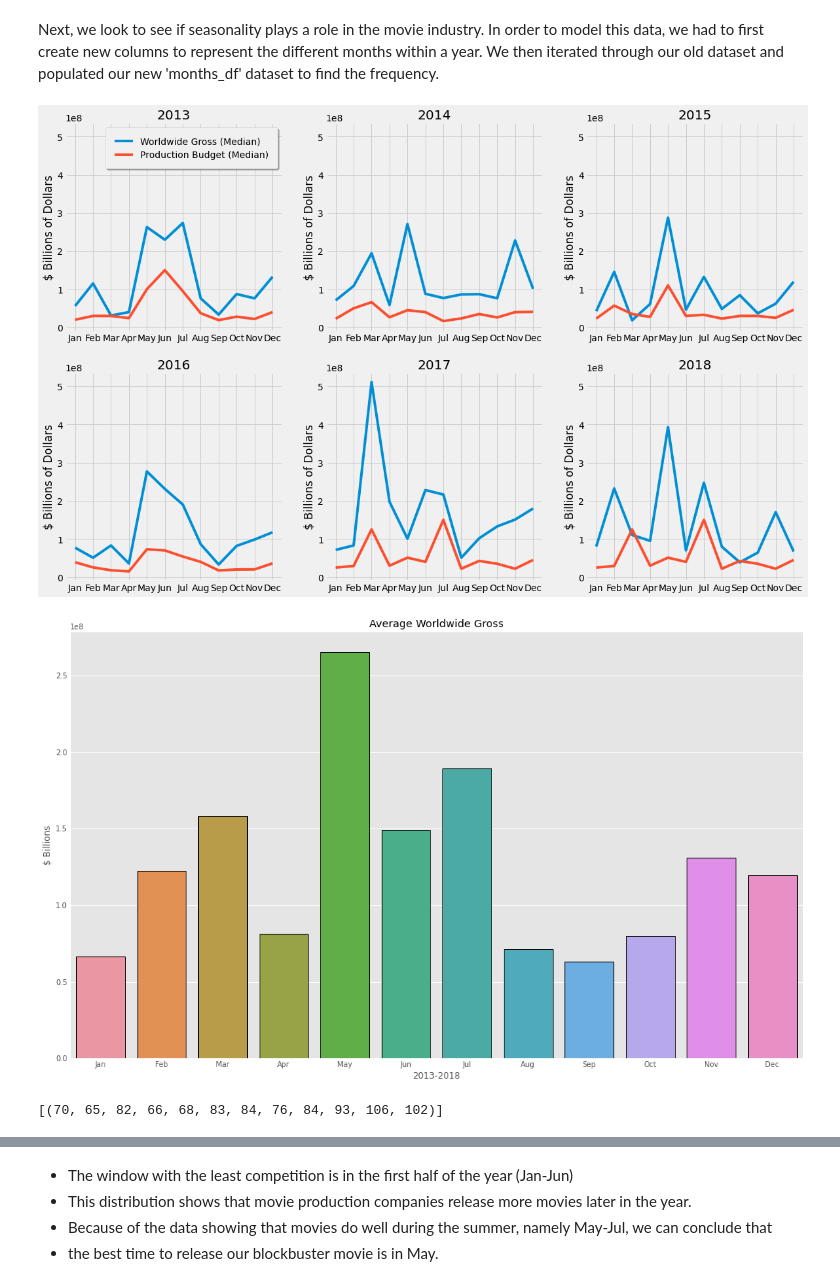
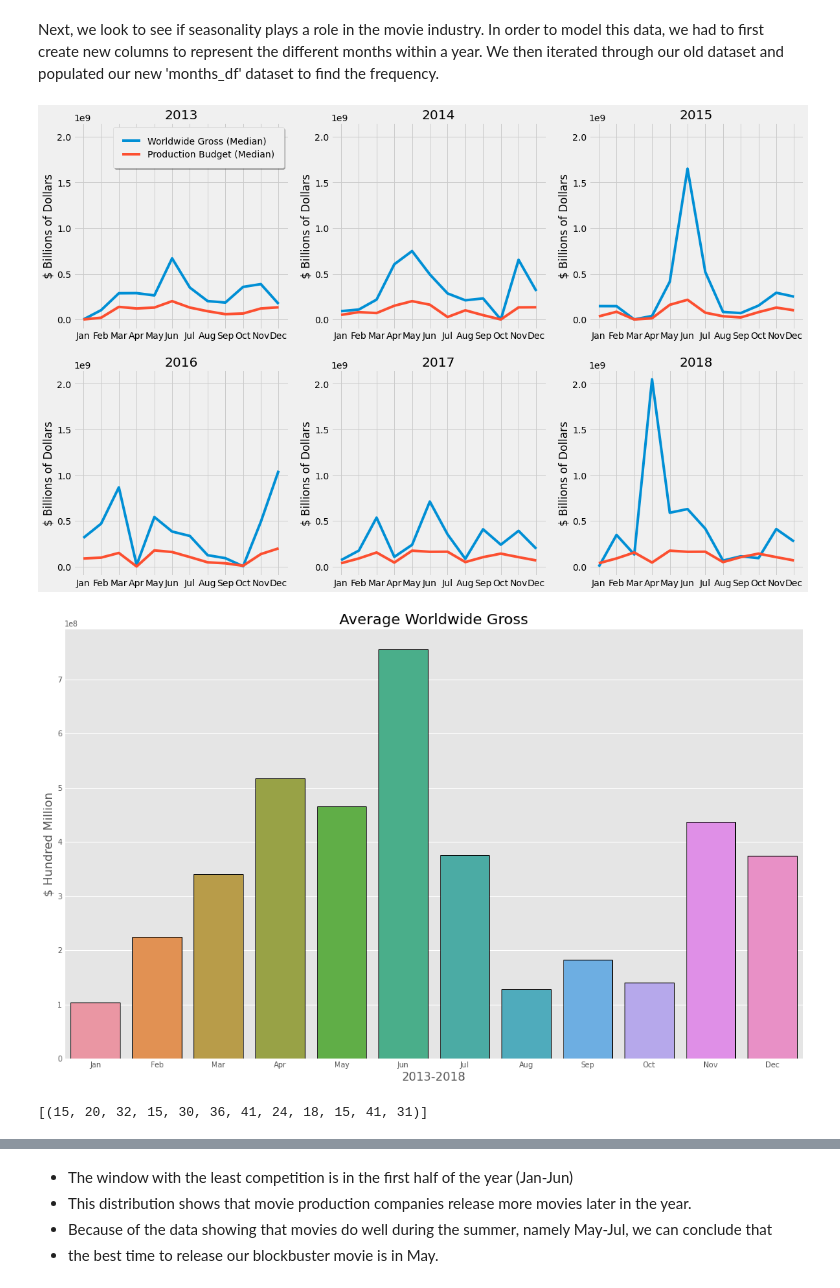
Before and after one commit to 281clo/microsoft-movie-analysis, a Jupyter notebook: Index.ipynb, the cells around one changed output, grey strips where cells are left out. Drawn from its saved outputs; the diff is of its cells as text; code cells hidden in the pictures.

```diff
--- a/Index.ipynb
+++ b/Index.ipynb
@@ -98,5 +98,7 @@ BigFrame['foreign_gross'] = BigFrame['foreign_gross'].astype(np.int64)
 #Set the Foreign gross to an INT
 BigFrame.year = BigFrame.year.astype(int)
 #Set the Year as an INT
+# %%
+df_action_scifi = BigFrame[(BigFrame.genres.str.contains('Adventure')) |BigFrame.genres.str.contains('Sci-Fi')]
 # %% [markdown]
 ***
@@ -380,12 +372,12 @@ months = ["Jan", "Feb", "Mar", "Apr", "May", "Jun",
           "Jul", "Aug", "Sep", "Oct", "Nov", "Dec"]
 
 # Create 6 new dataframes, one per year 2013-2018
-df_2013 = BigFrame[BigFrame['year'] == 2013]
-df_2014 = BigFrame[BigFrame['year'] == 2014]
-df_2015 = BigFrame[BigFrame['year'] == 2015]
-df_2016 = BigFrame[BigFrame['year'] == 2016]
-df_2017 = BigFrame[BigFrame['year'] == 2017]
-df_2018 = BigFrame[BigFrame['year'] == 2018]
+df_2013 = df_action_scifi[df_action_scifi['year'] == 2013]
+df_2014 = df_action_scifi[df_action_scifi['year'] == 2014]
+df_2015 = df_action_scifi[df_action_scifi['year'] == 2015]
+df_2016 = df_action_scifi[df_action_scifi['year'] == 2016]
+df_2017 = df_action_scifi[df_action_scifi['year'] == 2017]
+df_2018 = df_action_scifi[df_action_scifi['year'] == 2018]
 # %%
 # Create sub-dataframe from the year dataframe and get the average number of posts per month
 # Repeat for each year
@@ -480,17 +472,17 @@ df_dec2018 = df_2018[df_2018['month'] == 'Dec'].median().astype(np.int64)
 # %%
 # Created a list that tracks the mean for worldwide gross income per year, sorted by month
 # as well as a list for the production costs per year, sorted by month
-median_gross2013 = [df_jan2013[0], df_feb2013[0], df_mar2013[0], df_apr2013[0], df_may2013[0], df_jun2013[0],\
+median_gross2013 = [0, df_feb2013[0], df_mar2013[0], df_apr2013[0], df_may2013[0], df_jun2013[0],\
              df_jul2013[0], df_aug2013[0], df_sep2013[0], df_oct2013[0], df_nov2013[0], df_dec2013[0]]
-median_produc2013 = [df_jan2013[1], df_feb2013[1], df_mar2013[1], df_apr2013[1], df_may2013[1], df_jun2013[1],\
+median_produc2013 = [0, df_feb2013[1], df_mar2013[1], df_apr2013[1], df_may2013[1], df_jun2013[1],\
              df_jul2013[1], df_aug2013[1], df_sep2013[1], df_oct2013[1], df_nov2013[1], df_dec2013[1]]
 median_gross2014 = [df_jan2014[0], df_feb2014[0], df_mar2014[0], df_apr2014[0], df_may2014[0], df_jun2014[0],\
-             df_jul2014[0], df_aug2014[0], df_sep2014[0], df_oct2014[0], df_nov2014[0], df_dec2014[0]]
+             df_jul2014[0], df_aug2014[0], df_sep2014[0], 0, df_nov2014[0], df_dec2014[0]]
 median_produc2014 = [df_jan2014[1], df_feb2014[1], df_mar2014[1], df_apr2014[1], df_may2014[1], df_jun2014[1],\
-             df_jul2014[1], df_aug2014[1], df_sep2014[1], df_oct2014[1], df_nov2014[1], df_dec2014[1]]
-median_gross2015 = [df_jan2015[0], df_feb2015[0], df_mar2015[0], df_apr2015[0], df_may2015[0], df_jun2015[0],\
+             df_jul2014[1], df_aug2014[1], df_sep2014[1], 0, df_nov2014[1], df_dec2014[1]]
+median_gross2015 = [df_jan2015[0], df_feb2015[0], 0, df_apr2015[0], df_may2015[0], df_jun2015[0],\
              df_jul2015[0], df_aug2015[0], df_sep2015[0], df_oct2015[0], df_nov2015[0], df_dec2015[0]]
-median_produc2015 = [df_jan2015[1], df_feb2015[1], df_mar2015[1], df_apr2015[1], df_may2015[1], df_jun2015[1],\
+median_produc2015 = [df_jan2015[1], df_feb2015[1], 0, df_apr2015[1], df_may2015[1], df_jun2015[1],\
              df_jul2015[1], df_aug2015[1], df_sep2015[1], df_oct2015[1], df_nov2015[1], df_dec2015[1]]
 median_gross2016 = [df_jan2016[0], df_feb2016[0], df_mar2016[0], df_apr2016[0], df_may2016[0], df_jun2016[0],\
              df_jul2016[0], df_aug2016[0], df_sep2016[0], df_oct2016[0], df_nov2016[0], df_dec2016[0]]
@@ -500,9 +492,9 @@ median_gross2017 = [df_jan2017[0], df_feb2017[0], df_mar2017[0], df_apr2017[0],
              df_jul2017[0], df_aug2017[0], df_sep2017[0], df_oct2017[0], df_nov2017[0], df_dec2017[0]]
 median_produc2017 = [df_jan2017[1], df_feb2017[1], df_mar2017[1], df_apr2017[1], df_may2017[1], df_jun2017[1],\
              df_jul2017[1], df_aug2017[1], df_sep2017[1], df_oct2017[1], df_nov2017[1], df_dec2017[1]]
-median_gross2018 = [df_jan2018[0], df_feb2018[0], df_mar2018[0], df_apr2018[0], df_may2018[0], df_jun2018[0],\
+median_gross2018 = [0, df_feb2018[0], df_mar2018[0], df_apr2018[0], df_may2018[0], df_jun2018[0],\
              df_jul2018[0], df_aug2018[0], df_sep2018[0], df_oct2018[0], df_nov2018[0], df_dec2018[0]]
-median_produc2018 = [df_jan2018[1], df_feb2018[1], df_mar2018[1], df_apr2018[1], df_may2018[1], df_jun2018[1],\
+median_produc2018 = [0, df_feb2018[1], df_mar2018[1], df_apr2018[1], df_may2018[1], df_jun2018[1],\
              df_jul2018[1], df_aug2018[1], df_sep2018[1], df_oct2018[1], df_nov2018[1], df_dec2018[1]]
 # %%
 # Add up the 6 lists in order to calculate the average worldwide_gross per month
@@ -741,19 +734,19 @@ ax[1,2].set_ylabel('$ Billions of Dollars');
 
 ax[0,0].legend(fancybox=True, framealpha=1, shadow=True, borderpad=1);
 # %% [output]
-[figure, old version]
+[figure, new version]
 # %%
 # Plot the average of the past 6 years
 plt.style.use('ggplot')
 fig, ax = plt.subplots(figsize = (16, 10))
 x = months
 y = average_gross
 sns.barplot(x=x, y=y, edgecolor = 'black', linewidth=1)
-ax.set_title('Average Worldwide Gross')
-ax.set_xlabel('2013-2018')
-ax.set_ylabel('$ Billions');
+ax.set_title('Average Worldwide Gross', fontsize = 20)
+ax.set_xlabel('2013-2018', fontsize = 16)
+ax.set_ylabel('$ Hundred Million', fontsize = 16);
 # %% [output]
-[figure, old version]
+[figure, new version]
 # %%
 # Create a months dataframe to filter results per month
 column_names = months
@@ -766,12 +759,13 @@ df_months_values['month'] = pd.Categorical(df_months_values['month'], categories
 df_months_values = df_months_values['month'].sort_values()
 df_months_values = list(df_months_values)
 
+
 # Count the frequency of each month
-for x in BigFrame['month']:
+for x in df_action_scifi['month']:
     if x in column_names:
         df_months[x] += 1
 
 # Get the values from this function and copy them below *here*
 list(df_months.value_counts().index)
 # %% [output]
-[(70, 65, 82, 66, 68, 83, 84, 76, 84, 93, 106, 102)]
+[(15, 20, 32, 15, 30, 36, 41, 24, 18, 15, 41, 31)]
```
Also changed, not shown: parts of 9 cells of this notebook.
